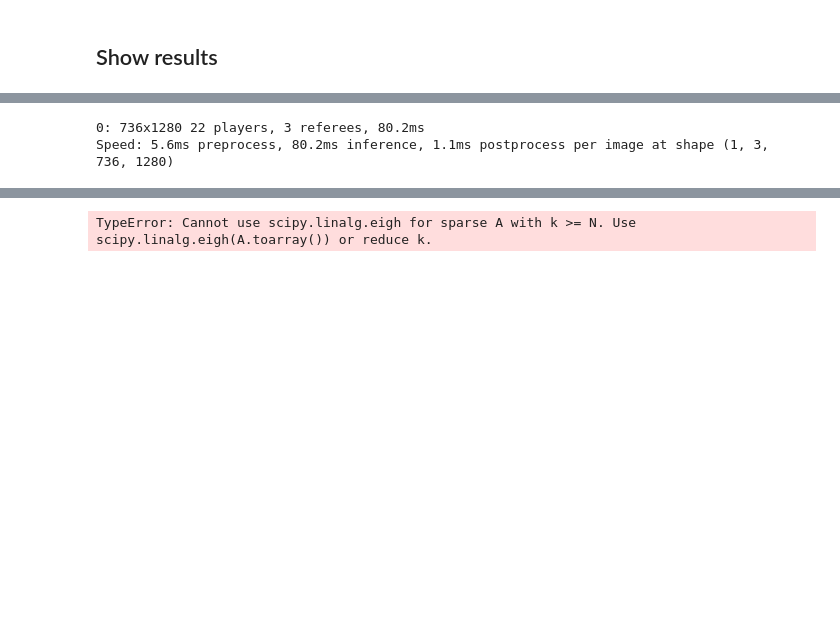
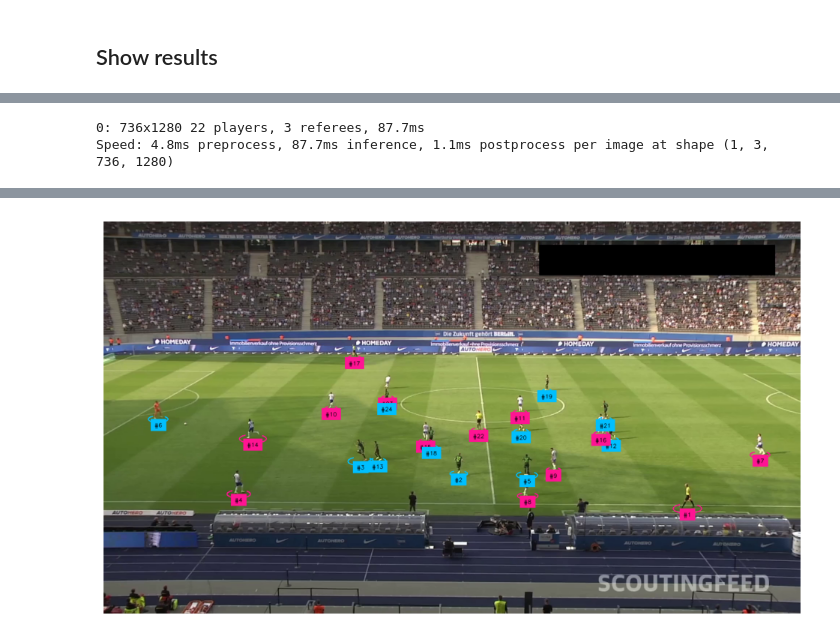
Before and after one commit to danmac423/football-analytics, a Jupyter notebook: notebooks/1.0_db_differentiate_players_between_teams.ipynb, the cells around one changed output, grey strips where cells are left out. Cells and saved outputs as stored; diff of their text form; code cells hidden in the pictures; blank space fills up the shorter version.

```diff
--- a/notebooks/1.0_db_differentiate_players_between_teams.ipynb
+++ b/notebooks/1.0_db_differentiate_players_between_teams.ipynb
@@ -345,3 +342,15 @@ def resolve_goalkeepers_team_id(players: sv.Detections, goalkeepers: sv.Detectio
     return np.array(goalkeepers_team_id)
 # %% [markdown]
 ## Show results
+# %%
+crops = extract_crops(SOURCE_VIDEO_PATH)
+
+# Fit
+EMBEDDINGS_MODEL, EMBEDDINGS_PROCESSOR = load_siglip_model()
+data = extract_features(crops, EMBEDDINGS_MODEL, EMBEDDINGS_PROCESSOR)
+
+REDUCER = umap.UMAP(n_components=3)
+CLUSTERING_MODEL = KMeans(n_clusters=2)
+
+projections = REDUCER.fit_transform(data)
+CLUSTERING_MODEL.fit(projections)
@@ -349,10 +384,9 @@ def resolve_goalkeepers_team_id(players: sv.Detections, goalkeepers: sv.Detectio
 import supervision as sv
 
 SOURCE_VIDEO_PATH = "../data/test.mp4"
-BALL_ID = 0
-GOALKEEPER_ID = 1
-PLAYER_ID = 2
-REFEREE_ID = 3
+GOALKEEPER_ID = 0
+PLAYER_ID = 1
+REFEREE_ID = 2
 
 ellipse_annotator = sv.EllipseAnnotator(
     color=sv.ColorPalette.from_hex(['#00BFFF', '#FF1493', '#FFD700']),
@@ -379,11 +413,7 @@ frame = next(frame_generator)
 result = PLAYER_DETECTION_MODEL.predict(frame, conf=0.3)[0]
 detections = sv.Detections.from_ultralytics(result)
 
-ball_detections = detections[detections.class_id == BALL_ID]
-ball_detections.xyxy = sv.pad_boxes(xyxy=ball_detections.xyxy, px=10)
-
-all_detections = detections[detections.class_id != BALL_ID]
-all_detections = all_detections.with_nms(threshold=0.5, class_agnostic=True)
+all_detections = detections.with_nms(threshold=0.5, class_agnostic=True)
 all_detections = tracker.update_with_detections(detections=all_detections)
 
 goalkeepers_detections = all_detections[all_detections.class_id == GOALKEEPER_ID]
@@ -392,10 +422,10 @@ referees_detections = all_detections[all_detections.class_id == REFEREE_ID]
 
 players_crops = [sv.crop_image(frame, xyxy) for xyxy in players_detections.xyxy]
 
-EMBEDDINGS_MODEL, EMBEDDINGS_PROCESSOR = load_siglip_model()
+# Predict
 data = extract_features(players_crops, EMBEDDINGS_MODEL, EMBEDDINGS_PROCESSOR)
-projections, clusters = fit(data)
-players_detections.class_id = clusters
+projections = REDUCER.transform(data)
+players_detections.class_id = CLUSTERING_MODEL.predict(projections)
 
 goalkeepers_detections.class_id = resolve_goalkeepers_team_id(
     players_detections, goalkeepers_detections)
@@ -421,12 +451,9 @@ annotated_frame = label_annotator.annotate(
     scene=annotated_frame,
     detections=all_detections,
     labels=labels)
-annotated_frame = triangle_annotator.annotate(
-    scene=annotated_frame,
-    detections=ball_detections)
 
 sv.plot_image(annotated_frame)
 # %% [output]
-0: 736x1280 22 players, 3 referees, 80.2ms
-Speed: 5.6ms preprocess, 80.2ms inference, 1.1ms postprocess per image at shape (1, 3, 736, 1280)
+0: 736x1280 22 players, 3 referees, 87.7ms
+Speed: 4.8ms preprocess, 87.7ms inference, 1.1ms postprocess per image at shape (1, 3, 736, 1280)
 FutureWarning: 'force_all_finite' was renamed to 'ensure_all_finite' in 1.6 and will be removed in 1.8.
@@ -435 +460 @@ RuntimeWarning: k >= N for N * N square matrix. Attempting to use scipy.linalg.e
-TypeError: Cannot use scipy.linalg.eigh for sparse A with k >= N. Use scipy.linalg.eigh(A.toarray()) or reduce k.
+[figure, added]
```
Also changed, not shown: parts of 14 cells of this notebook.
